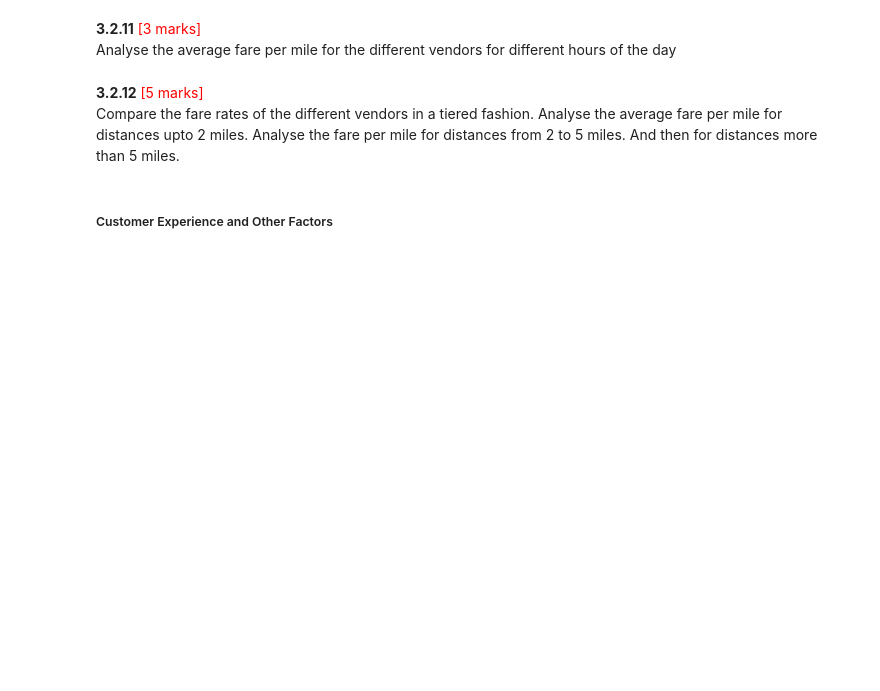
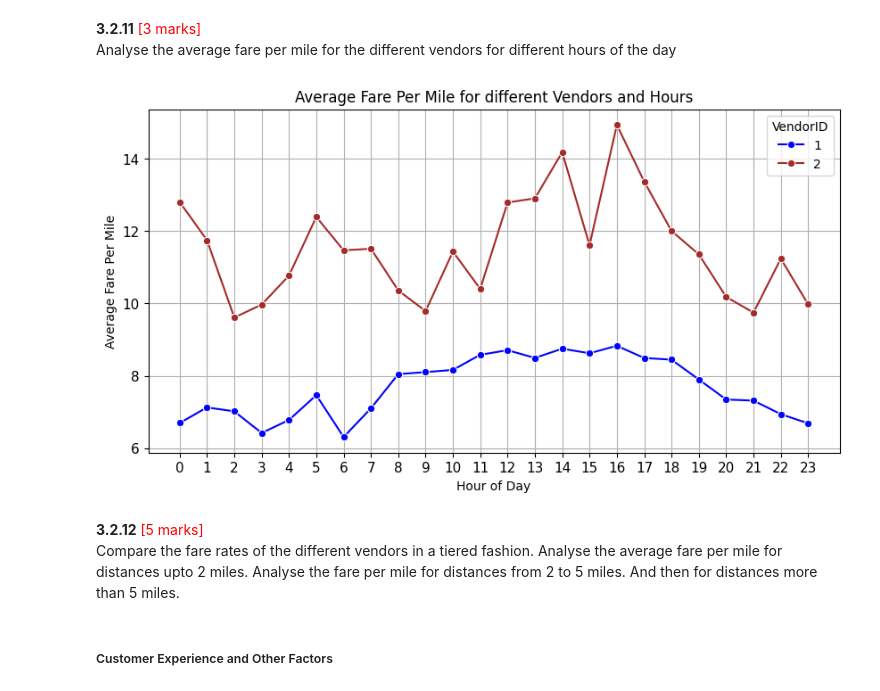
Before and after one commit to gunjanshah80/data_analytics_lab, a Jupyter notebook: EDA/EDA_Assg_NYC_Taxi_Starter-GS-Copy.ipynb, the cells around one changed output. Drawn from its saved outputs; the diff is of its cells as text; code cells hidden in the pictures; blank space fills up the shorter version.

```diff
--- a/EDA/EDA_Assg_NYC_Taxi_Starter-GS-Copy.ipynb
+++ b/EDA/EDA_Assg_NYC_Taxi_Starter-GS-Copy.ipynb
@@ -2255,3 +2315,41 @@ Analyse the average fare per mile for the different vendors for different hours
+# %%
+# Compare fare per mile for different vendors
+fare_by_vendor_hour = ( filtered_df.groupby(
+                        [
+                            'VendorID',
+                            'tpep_pickup_hour'
+                        ]
+                    )
+                    .agg(
+                        avg_fare_per_mile=('fare_per_mile', 'mean')
+                    )
+                    .reset_index()
+                    )
+
+plt.figure(figsize=(10,5))
+
+sns.lineplot(
+    data=fare_by_vendor_hour,
+    x='tpep_pickup_hour',
+    y='avg_fare_per_mile',
+    hue='VendorID',
+    marker='o',
+    palette=['blue', 'brown'],
+)
+
+plt.title('Average Fare Per Mile for different Vendors and Hours')
+plt.xlabel('Hour of Day')
+plt.ylabel('Average Fare Per Mile')
+plt.xticks(
+    ticks=range(24),
+    labels=range(24),
+    fontsize=11
+)
+plt.yticks(fontsize=11)
+plt.grid(True)
+plt.show()
+# %% [output]
+[figure, added]
 # %% [markdown]
 **3.2.12** <font color = red>[5 marks]</font> <br>
 Compare the fare rates of the different vendors in a tiered fashion. Analyse the average fare per mile for distances upto 2 miles. Analyse the fare per mile for distances from 2 to 5 miles. And then for distances more than 5 miles.
```
Also changed, not shown: parts of 6 cells of this notebook.
